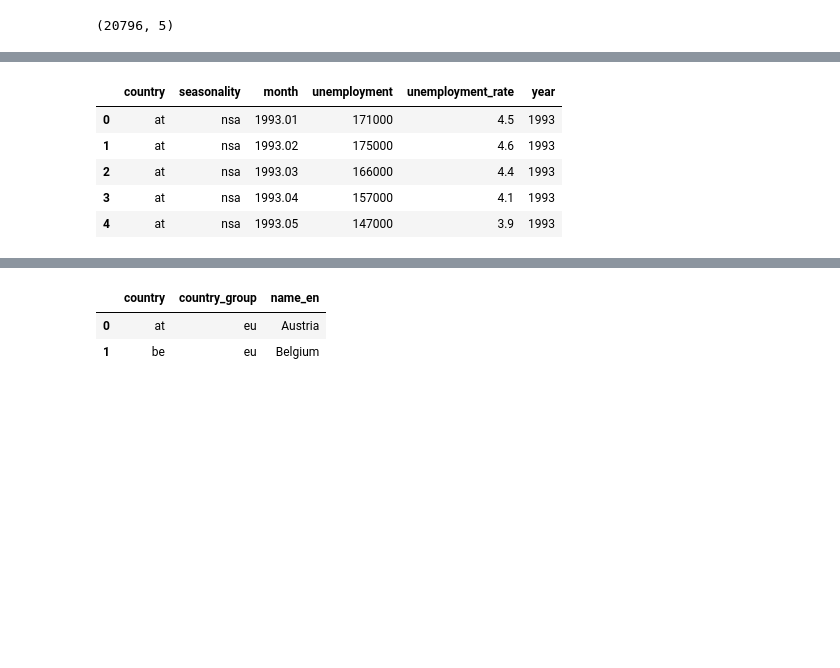
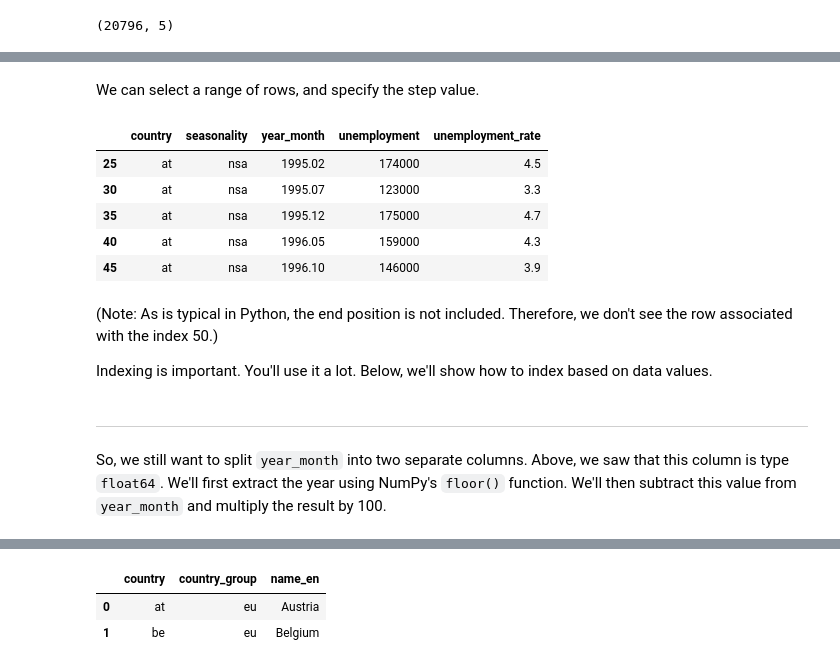
Before and after one commit to dlab-berkeley/Python-Data-Wrangling-Legacy, a Jupyter notebook: introduction-to-pandas.ipynb, the cells around one changed output, grey strips where cells are left out. Drawn from its saved outputs; the diff is of its cells as text; code cells hidden in the pictures; blank space fills up the shorter version.

```diff
--- a/introduction-to-pandas.ipynb
+++ b/introduction-to-pandas.ipynb
@@ -73 +137,20 @@ As we saw above, `month` is type `float64`. To parse this data, we can either ro
+# %% [markdown]
+We can select a range of rows, and specify the step value.
+# %%
+unemployment.iloc[25:50:5]
+# %% [output]
+|  | country | seasonality | year_month | unemployment | unemployment_rate |
+| 25 | at | nsa | 1995.02 | 174000 | 4.5 |
+| 30 | at | nsa | 1995.07 | 123000 | 3.3 |
+| 35 | at | nsa | 1995.12 | 175000 | 4.7 |
+| 40 | at | nsa | 1996.05 | 159000 | 4.3 |
+| 45 | at | nsa | 1996.10 | 146000 | 3.9 |
+# %% [markdown]
+(Note: As is typical in Python, the end position is not included. Therefore, we don't see the row associated with the index 50.)
+
+Indexing is important. You'll use it a lot. Below, we'll show how to index based on data values.
+# %% [markdown]
+---
+# %% [markdown]
+So, we still want to split `year_month` into two separate columns. Above, we saw that this column is type `float64`. We'll first extract the year using NumPy's `floor()` function. We'll then subtract this value from `year_month` and multiply the result by 100.
 # %%
@@ -75,9 +157,0 @@ unemployment['year'] = np.floor(unemployment['month'])
-# %%
-unemployment.head()
-# %% [output]
-|  | country | seasonality | month | unemployment | unemployment_rate | year |
-| 0 | at | nsa | 1993.01 | 171000 | 4.5 | 1993 |
-| 1 | at | nsa | 1993.02 | 175000 | 4.6 | 1993 |
-| 2 | at | nsa | 1993.03 | 166000 | 4.4 | 1993 |
-| 3 | at | nsa | 1993.04 | 157000 | 4.1 | 1993 |
-| 4 | at | nsa | 1993.05 | 147000 | 3.9 | 1993 |
```
Also changed, not shown: parts of 45 cells of this notebook.
